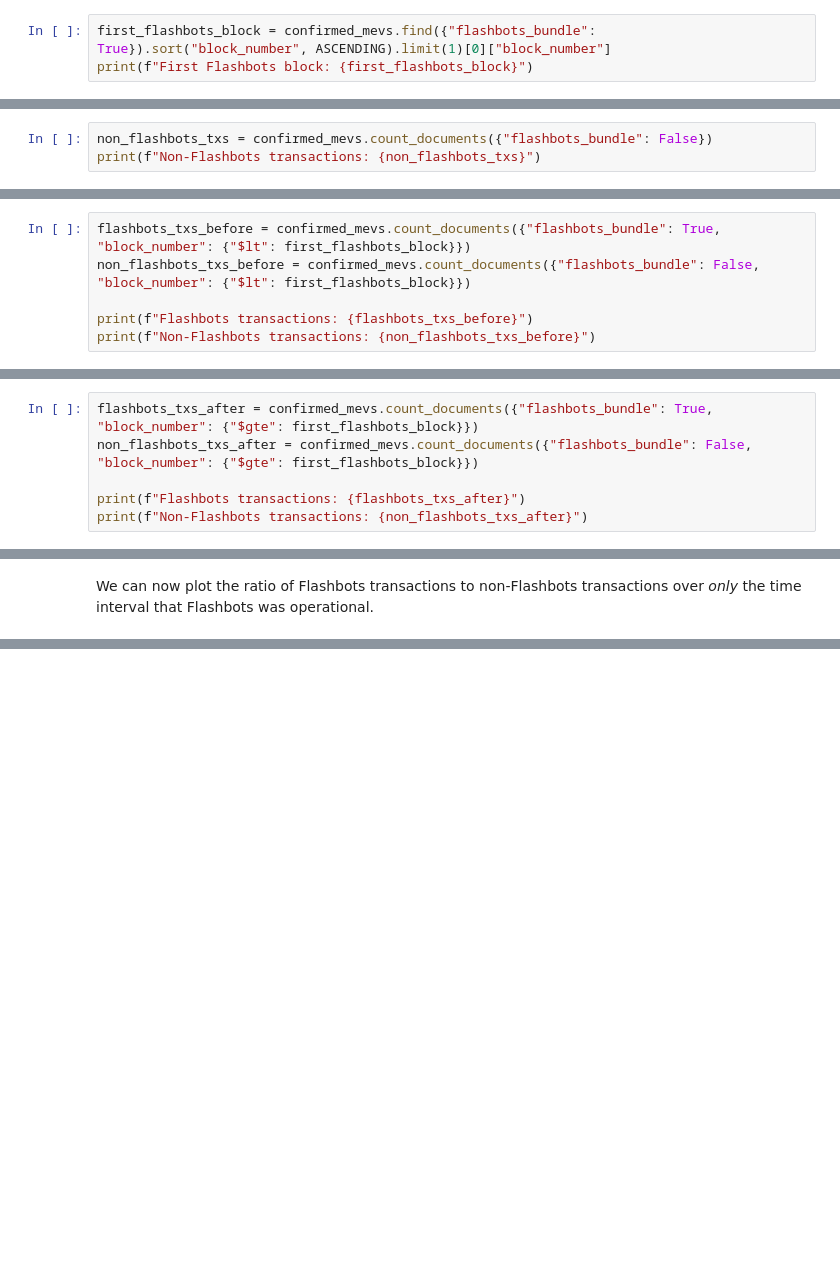
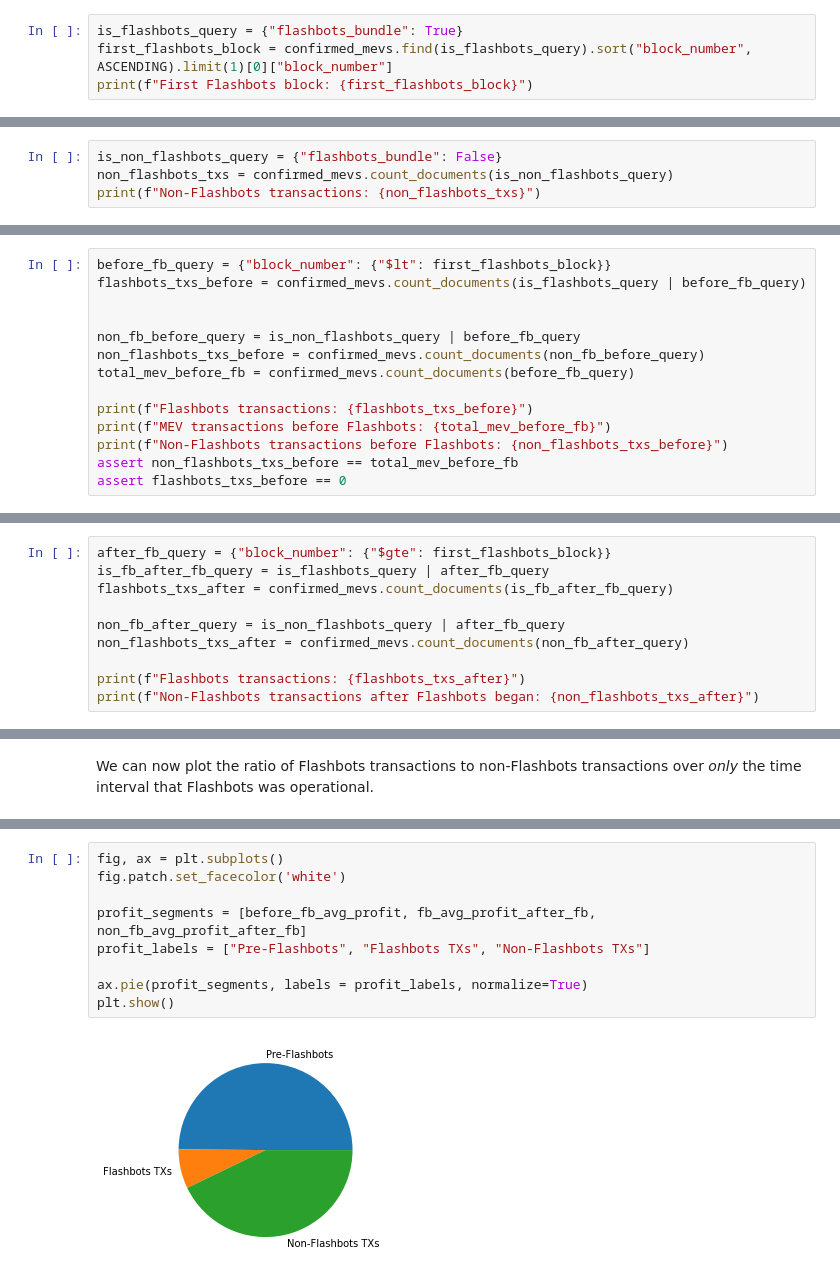
Before and after one commit to a-flashbot-in-the-pan/a-flashbot-in-the-pan, a Jupyter notebook: FlashbotsAnalysis.ipynb, the cells around one changed output, grey strips where cells are left out. Cells and saved outputs as stored; diff of their text form; blank space fills up the shorter version.

```diff
--- a/FlashbotsAnalysis.ipynb
+++ b/FlashbotsAnalysis.ipynb
@@ -33,7 +39,8 @@ Last collected block: 13699975
 # %% [markdown]
 Christof's measurements go back to before Flashbots was operational. This calculation shows the first time the Flashbots API
 # %%
-first_flashbots_block = confirmed_mevs.find({"flashbots_bundle": True}).sort("block_number", ASCENDING).limit(1)[0]["block_number"]
+is_flashbots_query = {"flashbots_bundle": True}
+first_flashbots_block = confirmed_mevs.find(is_flashbots_query).sort("block_number", ASCENDING).limit(1)[0]["block_number"]
 print(f"First Flashbots block: {first_flashbots_block}")
 # %% [output]
 First Flashbots block: 11986936
@@ -49,7 +56,8 @@ Flashbots transactions: 410381
 # %% [markdown]
 How many transactions did not go through Flashbots during this time span?
 # %%
-non_flashbots_txs = confirmed_mevs.count_documents({"flashbots_bundle": False})
+is_non_flashbots_query = {"flashbots_bundle": False}
+non_flashbots_txs = confirmed_mevs.count_documents(is_non_flashbots_query)
 print(f"Non-Flashbots transactions: {non_flashbots_txs}")
 # %% [output]
 Non-Flashbots transactions: 516402
@@ -67,10 +81,18 @@ We can see that a little less than half of the transactions used flashbots over
 # %% [markdown]
 ### Flashbots transactions before Flashbots started (sanity check, should be zero)
 # %%
-flashbots_txs_before = confirmed_mevs.count_documents({"flashbots_bundle": True, "block_number": {"$lt": first_flashbots_block}})
-non_flashbots_txs_before = confirmed_mevs.count_documents({"flashbots_bundle": False, "block_number": {"$lt": first_flashbots_block}})
+before_fb_query = {"block_number": {"$lt": first_flashbots_block}}
+flashbots_txs_before = confirmed_mevs.count_documents(is_flashbots_query | before_fb_query)
+
+
+non_fb_before_query = is_non_flashbots_query | before_fb_query
+non_flashbots_txs_before = confirmed_mevs.count_documents(non_fb_before_query)
+total_mev_before_fb = confirmed_mevs.count_documents(before_fb_query)
 
 print(f"Flashbots transactions: {flashbots_txs_before}")
-print(f"Non-Flashbots transactions: {non_flashbots_txs_before}")
+print(f"MEV transactions before Flashbots: {total_mev_before_fb}")
+print(f"Non-Flashbots transactions before Flashbots: {non_flashbots_txs_before}")
+assert non_flashbots_txs_before == total_mev_before_fb
+assert flashbots_txs_before == 0
 # %% [output]
 Flashbots transactions: 0
@@ -82,7 +105,11 @@ We see the expected zero Flashbots transactions, which grants us a little more c
 # %%
-flashbots_txs_after = confirmed_mevs.count_documents({"flashbots_bundle": True, "block_number": {"$gte": first_flashbots_block}})
-non_flashbots_txs_after = confirmed_mevs.count_documents({"flashbots_bundle": False, "block_number": {"$gte": first_flashbots_block}})
+after_fb_query = {"block_number": {"$gte": first_flashbots_block}}
+is_fb_after_fb_query = is_flashbots_query | after_fb_query
+flashbots_txs_after = confirmed_mevs.count_documents(is_fb_after_fb_query)
+
+non_fb_after_query = is_non_flashbots_query | after_fb_query
+non_flashbots_txs_after = confirmed_mevs.count_documents(non_fb_after_query)
 
 print(f"Flashbots transactions: {flashbots_txs_after}")
-print(f"Non-Flashbots transactions: {non_flashbots_txs_after}")
+print(f"Non-Flashbots transactions after Flashbots began: {non_flashbots_txs_after}")
 # %% [output]
@@ -97,0 +176,11 @@ plt.show()
+# %%
+fig, ax = plt.subplots()
+fig.patch.set_facecolor('white')
+
+profit_segments = [before_fb_avg_profit, fb_avg_profit_after_fb, non_fb_avg_profit_after_fb]
+profit_labels = ["Pre-Flashbots", "Flashbots TXs", "Non-Flashbots TXs"]
+
+ax.pie(profit_segments, labels = profit_labels, normalize=True)
+plt.show()
+# %% [output]
+[figure, added]
```
Also changed, not shown: parts of 19 cells of this notebook, 2 other files.
